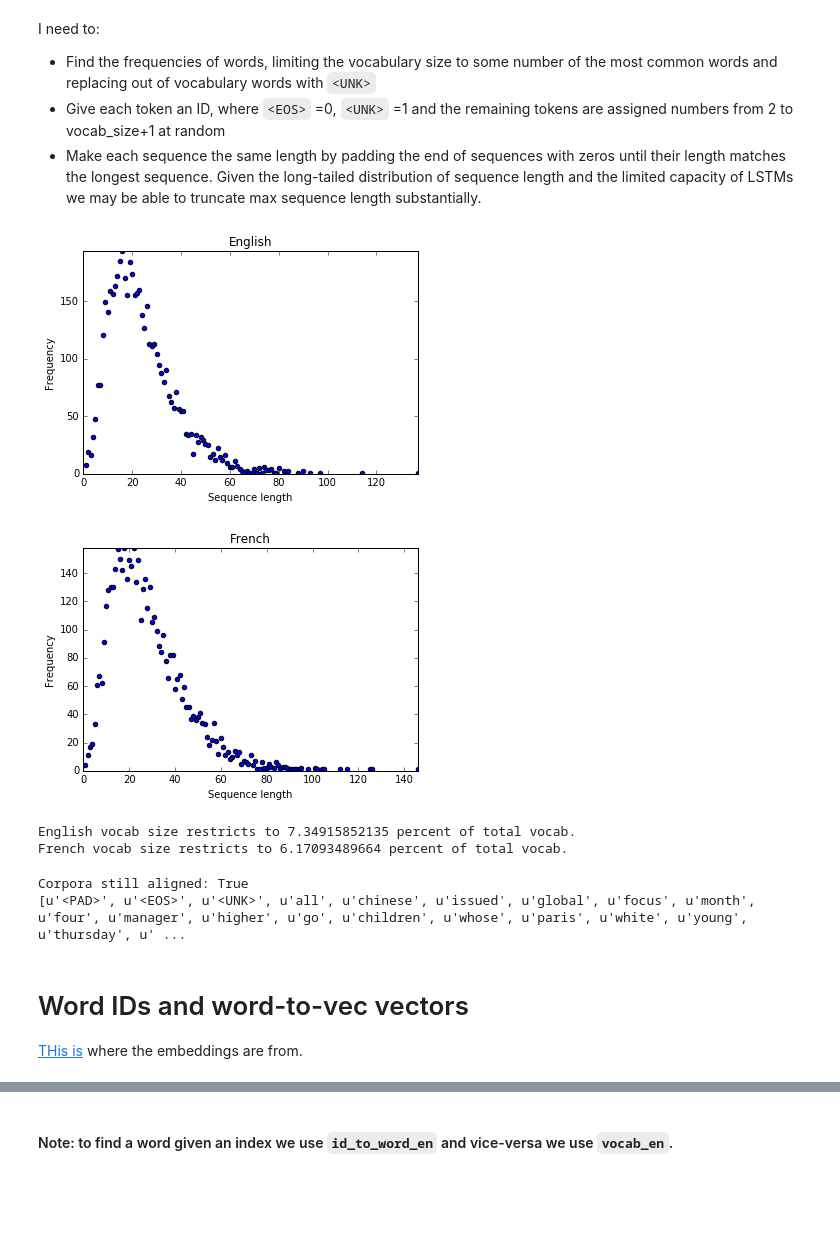
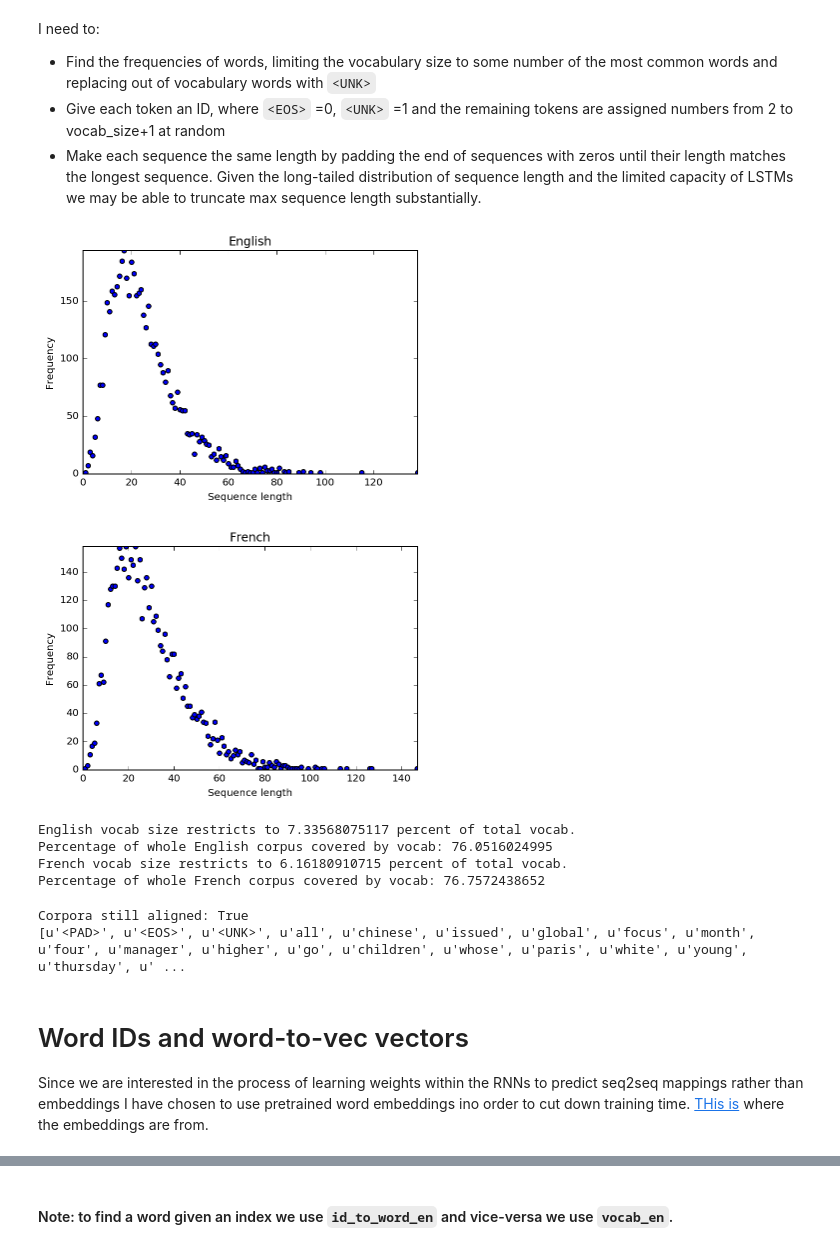
Before and after one commit to HenryMaguire/machine-translator, a Jupyter notebook: text_preprocessing.ipynb, the cells around one changed output, grey strips where cells are left out. Drawn from its saved outputs; the diff is of its cells as text; code cells hidden in the pictures; blank space fills up the shorter version.

```diff
--- a/text_preprocessing.ipynb
+++ b/text_preprocessing.ipynb
@@ -78,10 +87,11 @@ def tokenize_sentences(text):
     for sentence in text:
         # This splits up tokens within a sentence
         tok_sent = tok_tokenizer.tokenize(sentence.lower())
-        # Will be more efficient to replace final punctuation with <EOS> now
-        new_text.append(tok_sent[0:-1]+[u'<EOS>'])
+        # I'm keeping the final punctuation and appending the
+        # <EOS> tag after it
+        new_text.append(tok_sent+[u'<EOS>'])
     return new_text
-print tokenize_sentences(en_sents[0:6])
-tokenized_en = tokenize_sentences(en_sents)
-tokenized_fr = tokenize_sentences(fr_sents)
+print tokenize_sentences(sents_en[0:3])
+tokenized_en = tokenize_sentences(sents_en)
+tokenized_fr = tokenize_sentences(sents_fr)
 # %% [output]
@@ -96,27 +106,6 @@ I need to:
 # %%
 import nltk
 import matplotlib.pyplot as plt
-
-
-def unknown_word_replacer(tokenized_text, vocab_size, lang='English'):
-    ''' CURRENTLY UNUSED: This is the same as replace_with_word_id below
-    but without replacing tokens with ids.
-    We take the list of lists, find FreqDist, replace any
-    out of vocabulary words with <UNK>, return new list of lists'''
-    flat = [item for sublist in tokenized_text for item in sublist]
-    freq = nltk.FreqDist(flat)
-    print "{} vocab size restricts to {} percent of total vocab.".format(lang, 100*(float(vocab_size)/len(set(flat))))
-    vocab = dict(freq.most_common(vocab_size))
-    text = []
-    for sentence in tokenized_text:
-        new_sent = []
-        for token in sentence:
-            if token not in vocab.keys():
-                new_sent.append(u'<UNK>')
-            else:
-                new_sent.append(token)
-        text.append(new_sent)
-    return text, vocab
 
 def seq_length_stats(tokenized_text, lang='English'):
     seq_data = dict()
@@ -153,48 +142,55 @@ def replace_with_word_id(tokenized_text, vocab_size, longest_sequence=1, lang='E
     freq = nltk.FreqDist(flat)
     print "{} vocab size restricts to {} percent of total vocab.".format(lang, 100*(float(vocab_size)/len(set(flat))))
     vocab = dict(freq.most_common(vocab_size+1))
+    covered_with_vocab = sum(vocab.values())
     del vocab['<EOS>']
     # The identities begin at 2, since <EOS>=1 and <UNK>=2
     word_to_ids = dict([(word, i+2) for i, word in enumerate(vocab.keys())])
     text = []
+    total_length = 0
     for sequence in tokenized_text:
+        total_length += len(sequence)
         # Make sure sequence is no longer than the maximum allowed
         ids_sent = []
         for token in sequence:
             if token not in vocab.keys():
                 if token == '<EOS>':
                     ids_sent.append(1)
                 else:
                     ids_sent.append(2)
             else:
                 ids_sent.append(word_to_ids[token])
         # Then pad the rest of the sequence with zeros until matches longest_sequence
         text.append(ids_sent)
-
+    print "Percentage of whole {} corpus covered by vocab: {}".format(lang,
+                                            100*(covered_with_vocab/float(total_length)))
     word_to_ids[u'<UNK>'] = 2
     word_to_ids[u'<EOS>'] = 1
     word_to_ids[u'<PAD>'] = 0
     id_to_words = {}
     for word, idx in word_to_ids.items():
         id_to_words[idx] = word
     return text, word_to_ids, id_to_words
 
 en_vocab_size = 1000
 fr_vocab_size = 1000
 
 seq_data_en, en_max = seq_length_stats(tokenized_en, lang='English')
 seq_data_fr, fr_max = seq_length_stats(tokenized_fr, lang='French')
 
 """ For now, sequences form rows of the matrix, with the number of columns
     equal to the maximum length of sequence (or timesteps)"""
 text_en, vocab_en, id_to_word_en = replace_with_word_id(tokenized_en,
                                                         en_vocab_size, longest_sequence=en_max, lang='English')
+
 text_fr, vocab_fr, id_to_word_fr = replace_with_word_id(tokenized_fr,
                                                         fr_vocab_size, longest_sequence=fr_max,  lang='French')
 # %% [output]
-[figure, old version]
+[figure, new version]
-[figure, old version]
+[figure, new version]
-English vocab size restricts to 7.34915852135 percent of total vocab.
-French vocab size restricts to 6.17093489664 percent of total vocab.
+English vocab size restricts to 7.33568075117 percent of total vocab.
+Percentage of whole English corpus covered by vocab: 76.0516024995
+French vocab size restricts to 6.16180910715 percent of total vocab.
+Percentage of whole French corpus covered by vocab: 76.7572438652
 # %%
 print "Corpora still aligned:", len(text_en) == len(text_fr)
@@ -208,5 +201,5 @@ Corpora still aligned: True
 # %% [markdown]
 # Word IDs and word-to-vec vectors
 
-[THis is](https://sites.google.com/site/rmyeid/projects/polyglot#TOC-Download-the-Embeddings) where the embeddings are from.
+Since we are interested in the process of learning weights within the RNNs to predict seq2seq mappings rather than embeddings I have chosen to use pretrained word embeddings ino order to cut down training time. [THis is](https://sites.google.com/site/rmyeid/projects/polyglot#TOC-Download-the-Embeddings) where the embeddings are from.
 # %%
```
Also changed, not shown: parts of 31 cells of this notebook, 1 other file.
